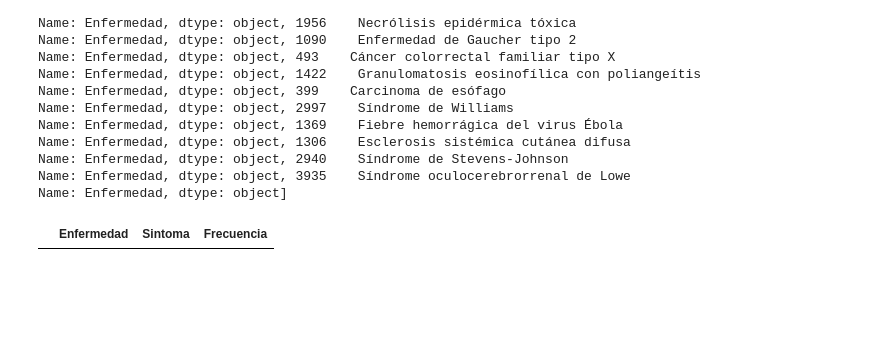
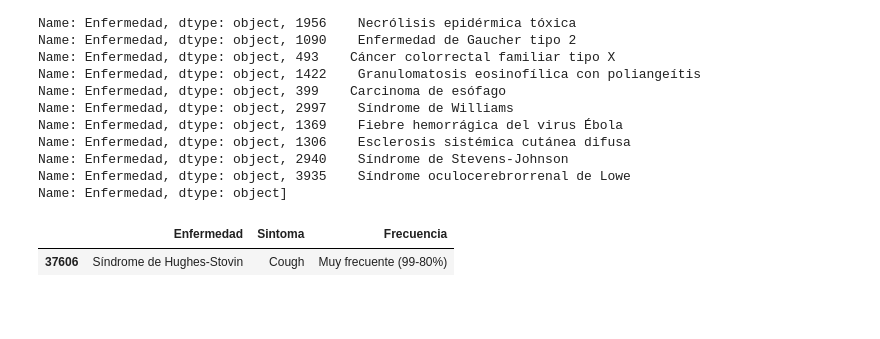
Before and after one commit to gpalomares2022/Kedro_real_project, a Jupyter notebook: notebooks/NotebookTFM16M.ipynb, the cells around one changed output. Cells and saved outputs as stored; diff of their text form; code cells hidden in the pictures.

```diff
--- a/notebooks/NotebookTFM16M.ipynb
+++ b/notebooks/NotebookTFM16M.ipynb
@@ -742,10 +810,12 @@ Name: Enfermedad, dtype: object, 2940    Síndrome de Stevens-Johnson
 Name: Enfermedad, dtype: object, 3935    Síndrome oculocerebrorrenal de Lowe
 Name: Enfermedad, dtype: object]
 # %%
-df_EnfeySinto_select[(df_EnfeySinto_select["Enfermedad"]==" Síndrome FOXG1") &
-                     ((df_EnfeySinto_select["Sintoma"]=="Dysphagia") | (df_EnfeySinto_select["Sintoma"]=="Gastroesophageal reflux"))]
+df_EnfeySinto_select[(df_EnfeySinto_select["Enfermedad"]=="Síndrome de Hughes-Stovin") &
+                     ((df_EnfeySinto_select["Sintoma"]=="Cough") | (df_EnfeySinto_select["Sintoma"]=="Weight loss")
+                     | (df_EnfeySinto_select["Sintoma"]=="Dysphagia"))]
 # %% [output]
 |  | Enfermedad | Sintoma | Frecuencia |
+| 37606 | Síndrome de Hughes-Stovin | Cough | Muy frecuente (99-80%) |
 # %%
 import pickle
 
```
Also changed, not shown: parts of 11 cells of this notebook, 5 other files.
